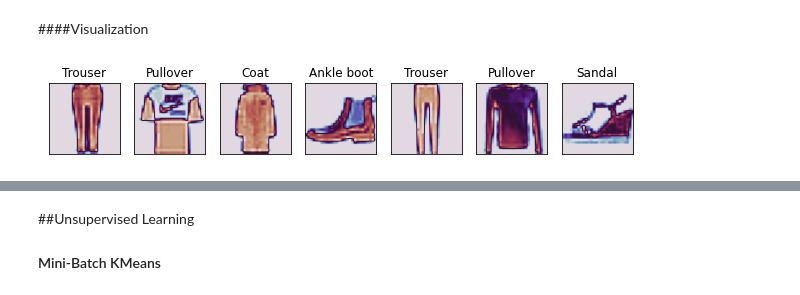
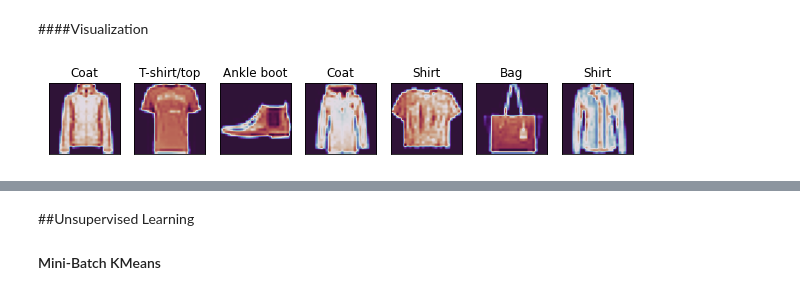
Before and after one commit to kexinz8/fashionMNIST, a Jupyter notebook: Unsupervised.ipynb, the cells around one changed output, grey strips where cells are left out. Drawn from its saved outputs; the diff is of its cells as text; code cells hidden in the pictures.

```diff
--- a/Unsupervised.ipynb
+++ b/Unsupervised.ipynb
@@ -11,0 +6,3 @@ test_x = test_data.reshape(test_data.shape[0], -1).astype('float32')
+# %%
+train=pd.read_csv("fashion-mnist_train.csv")
+test=pd.read_csv("fashion-mnist_test.csv")
@@ -12,3 +13,6 @@ test_x = test_data.reshape(test_data.shape[0], -1).astype('float32')
+# %%
+train_labels, train_data = train['label'], train.iloc[:,1:785]
+test_labels, test_data = test['label'], test.iloc[:,1:785]
 # %% [markdown]
 ## Data exploratory analysis
 # %%
@@ -32,7 +35,6 @@ Most clustering algorithms take 1-D array as input, so do transformation on the
 # %%
-# transform data into 1-D
-train_x = train_data.reshape(train_data.shape[0], -1).astype('float32')
-test_x = test_data.reshape(test_data.shape[0], -1).astype('float32')
+train_x = train_data.astype('float32')
+test_x = test_data.astype('float32')
 
 # standardization
 train_x = train_x/train_x.max()
@@ -47,15 +64,16 @@ print(train_x.shape)
 labels = ['T-shirt/top', 'Trouser', 'Pullover', 'Dress', 'Coat', 'Sandal', 'Shirt', 'Sneaker', 'Bag', 'Ankle boot']
 # %%
 # Randomly choose some images
+import numpy as np
 import random
 random.seed(9)
 
 fig = plt.figure(figsize=[12, 8])
 cnt=1
 for i in random.sample(range(0, 60000), 7):
   ax = fig.add_subplot(1, 8, cnt+1, xticks=[], yticks=[])
-  ax.imshow(train_data[i], cmap="twilight")
+  ax.imshow(np.array(train_x.iloc[i]).reshape(28,28), cmap="twilight_shifted")
   ax.set_title(str(labels[train_labels[i]]))
   cnt=cnt+1
 # %% [output]
-[figure, old version]
+[figure, new version]
```
Also changed, not shown: parts of 13 cells of this notebook.
